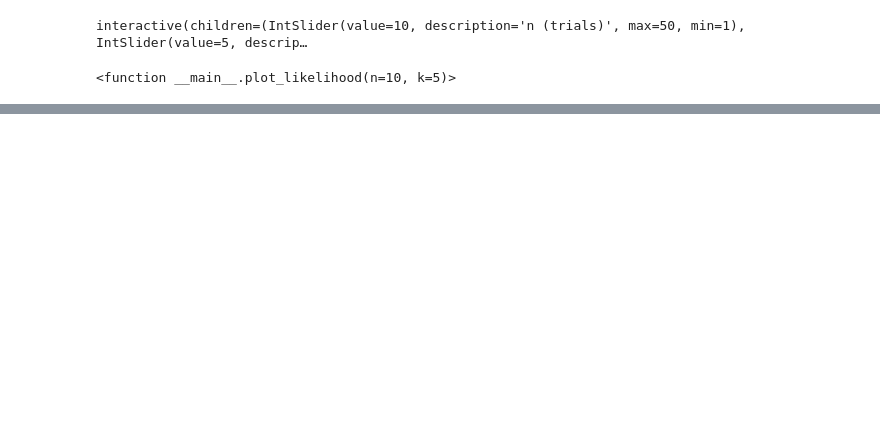
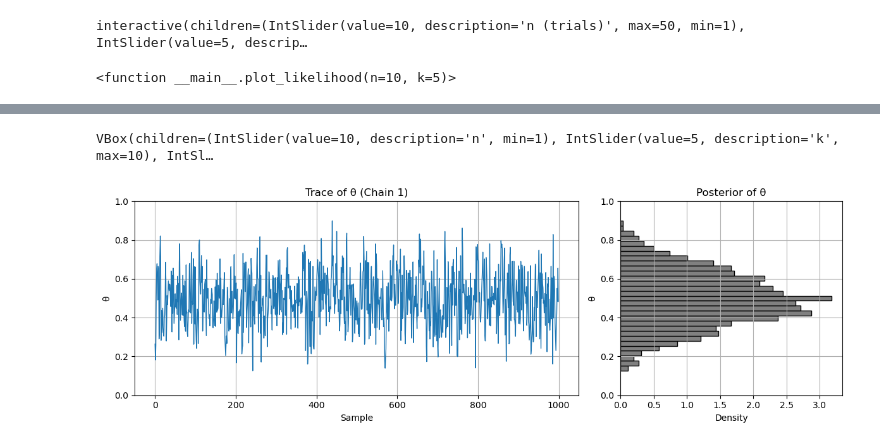
Before and after one commit to sigurdsfs/BayesianModelsPhdCourse, a Jupyter notebook: notebooks/probability_distributions.ipynb, the cells around one changed output, grey strips where cells are left out. Saved outputs shown, nothing was run; the diff lists cells and outputs as text; code cells hidden in the pictures; blank space fills up the shorter version.

```diff
--- a/notebooks/probability_distributions.ipynb
+++ b/notebooks/probability_distributions.ipynb
@@ -1155,0 +1170,77 @@ interactive(children=(IntSlider(value=10, description='n (trials)', max=50, min=
+# %%
+import pyjags
+import numpy as np
+import ipywidgets as widgets
+from IPython.display import display
+import matplotlib.pyplot as plt
+
+# JAGS model
+model_code = """
+model {
+  theta ~ dbeta(1,1)
+  k_obs ~ dbin(theta, n)
+}
+"""
+
+# Sliders
+n_slider = widgets.IntSlider(value=10, min=1, max=100, step=1, description='n')
+k_slider = widgets.IntSlider(value=5, min=0, max=10, step=1, description='k')
+s_slider = widgets.IntSlider(value=1000, min=100, max=5000, step=100, description='Samples')
+
+# Keep k ≤ n
+def update_k_max(*args):
+    k_slider.max = n_slider.value
+    if k_slider.value > n_slider.value:
+        k_slider.value = n_slider.value
+
+n_slider.observe(update_k_max, 'value')
+
+# Run model + plot
+def run_model(n, k, s):
+    print(f"Running model with n={n}, k={k}, samples={s}")
+
+    data = {'n': n, 'k_obs': k}
+    model = pyjags.Model(model_code, data=data, chains=4)
+    model.update(1000)
+    samples = model.sample(s, vars=['theta'])
+
+    theta = samples['theta']
+    chain_1 = theta[0, :, 0]  # only chain 1
+
+    print(f"Chain 1 mean: {np.mean(chain_1):.3f}")
+    print(f"Chain 1 std: {np.std(chain_1):.3f}")
+
+    fig, axs = plt.subplots(1, 2, figsize=(12, 4), gridspec_kw={'width_ratios': [2, 1]})
+
+    # Trace plot
+    axs[0].plot(chain_1, lw=1)
+    axs[0].set_title("Trace of θ (Chain 1)")
+    axs[0].set_xlabel("Sample")
+    axs[0].set_ylabel("θ")
+    axs[0].set_ylim(0, 1)
+    axs[0].grid(True)
+
+    # Horizontal histogram (posterior)
+    axs[1].hist(chain_1, bins=30, orientation='horizontal', density=True, color='gray', edgecolor='black')
+    axs[1].set_title("Posterior of θ")
+    axs[1].set_xlabel("Density")
+    axs[1].set_ylabel("θ")
+    axs[1].set_ylim(0, 1)
+    axs[1].grid(True)
+
+    plt.tight_layout()
+    plt.show()
+
+# Button
+run_button = widgets.Button(description="Run JAGS")
+
+def on_button_clicked(b):
+    run_model(n_slider.value, k_slider.value, s_slider.value)
+
+run_button.on_click(on_button_clicked)
+
+# Display
+display(widgets.VBox([n_slider, k_slider, s_slider, run_button]))
+# %% [output]
+VBox(children=(IntSlider(value=10, description='n', min=1), IntSlider(value=5, description='k', max=10), IntSl…
+[figure, added]
```
Also changed, not shown: parts of 3 cells of this notebook, 5 other files.
